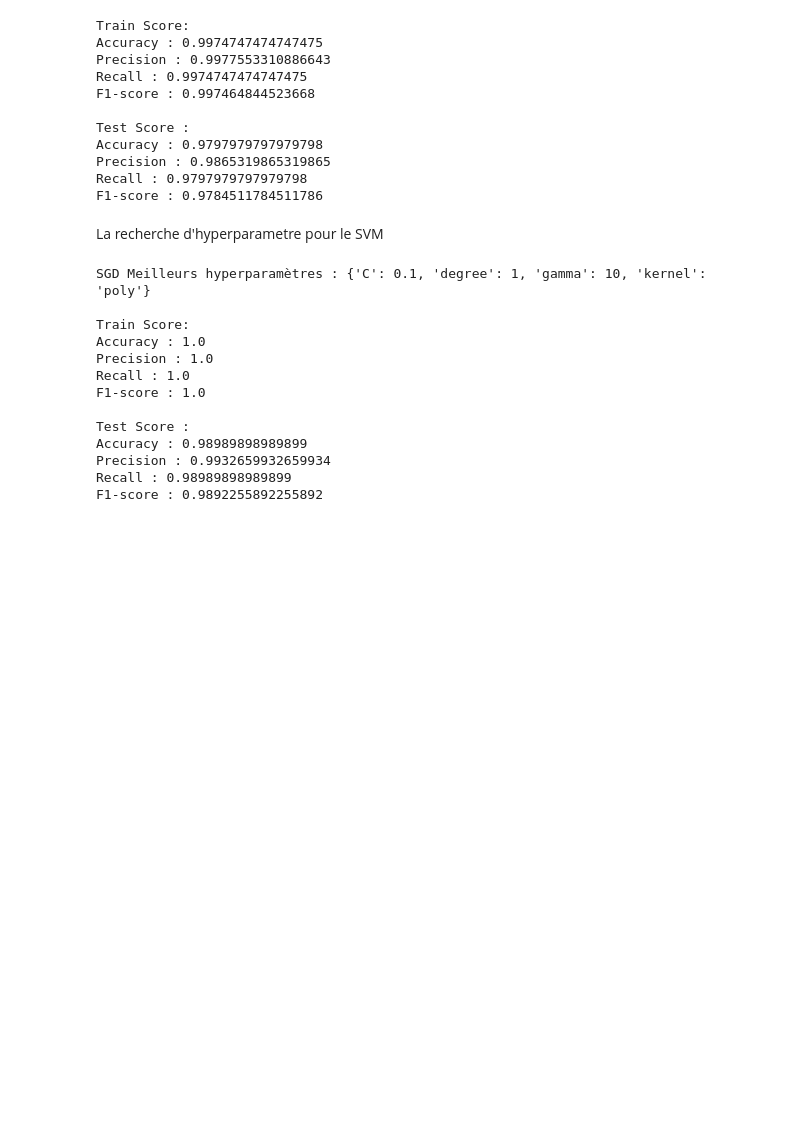
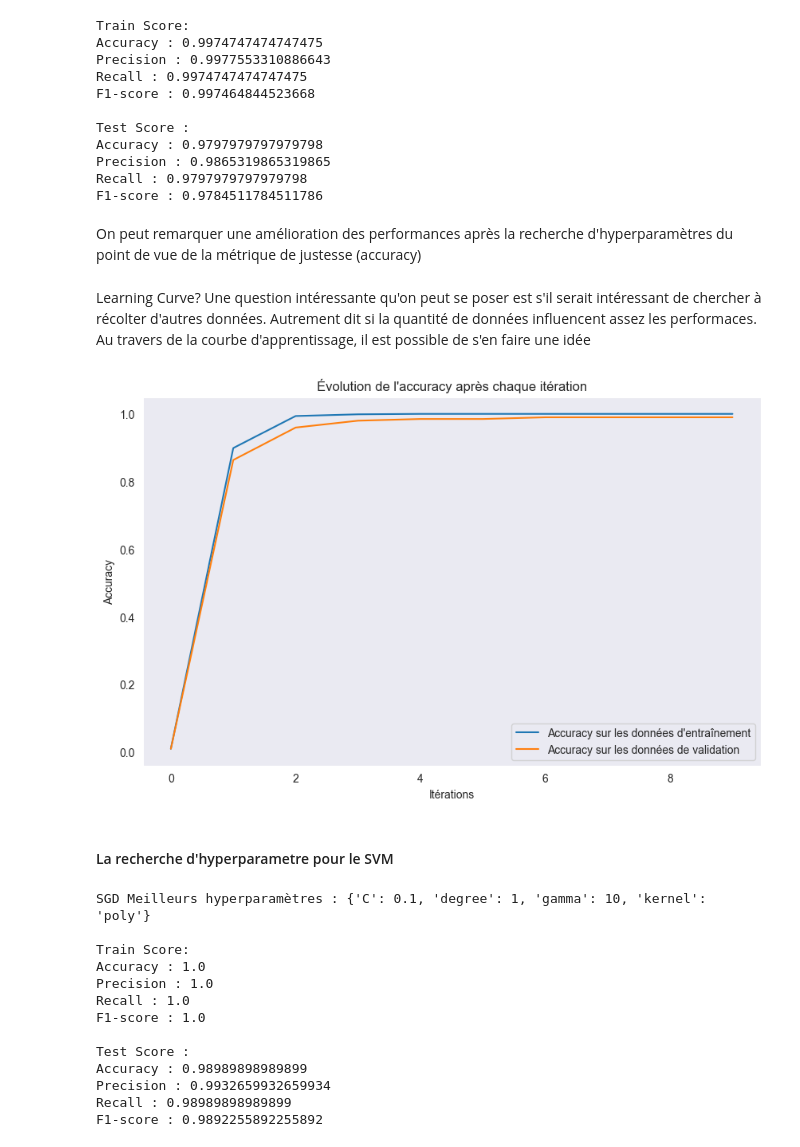
Before and after one commit to lordyhas/ml-classification-method-projet, a Jupyter notebook: notebooks/agg_analyse_training.ipynb, the cells around one changed output. Drawn from its saved outputs; the diff is of its cells as text; code cells hidden in the pictures; blank space fills up the shorter version.

Commit message:
svm learning curve added and test

```diff
--- a/notebooks/agg_analyse_training.ipynb
+++ b/notebooks/agg_analyse_training.ipynb
@@ -451,8 +432,38 @@ Accuracy : 0.9797979797979798
 Precision : 0.9865319865319865
 Recall : 0.9797979797979798
 F1-score : 0.9784511784511786
+# %% [markdown]
+ On peut remarquer une amélioration des performances après la recherche d'hyperparamètres du point de vue de la métrique de justesse (accuracy)
+# %% [markdown]
+Learning Curve? Une question intéressante qu'on peut se poser est s'il serait intéressant de chercher à récolter d'autres données. Autrement dit si la quantité de données influencent assez les performaces. Au travers de la courbe d'apprentissage, il est possible de s'en faire une idée
+# %%
+acc_iter_svm_train = []
+acc_iter_svm_test = []
+
+for i in range(10):
+    svc_iter = SVC(C= 0.1, degree = 1, gamma = 10, kernel= 'poly', max_iter=i)
+    svc_iter.fit(x_train, y_train)
+    y_pred_train = svc_iter.predict(x_train)
+    y_pred_test = svc_iter.predict(x_test)
+    accu_svm_train = accuracy_score(y_train, y_pred_train)
+    accu_svm_test = accuracy_score(y_test, y_pred_test)
+    acc_iter_svm_train.append(accu_svm_train)
+    acc_iter_svm_test.append(accu_svm_test)
+
+
+plt.figure(figsize=(10, 6))
+plt.plot(range(10), acc_iter_svm_train, label='Accuracy sur les données d\'entraînement')
+plt.plot(range(10), acc_iter_svm_test, label='Accuracy sur les données de validation')
+plt.xlabel('Itérations')
+plt.ylabel('Accuracy')
+plt.title('Évolution de l\'accuracy après chaque itération')
+plt.legend()
+plt.grid()
+plt.show()
+# %% [output]
+[figure, added]
 # %% [markdown]
-La recherche d'hyperparametre pour le SVM
+#### La recherche d'hyperparametre pour le SVM
 # %%
 param_grid_svm = {
     'kernel': ['linear', 'poly', 'rbf', 'sigmoid'],
```
Also changed, not shown: parts of 4 cells of this notebook.
